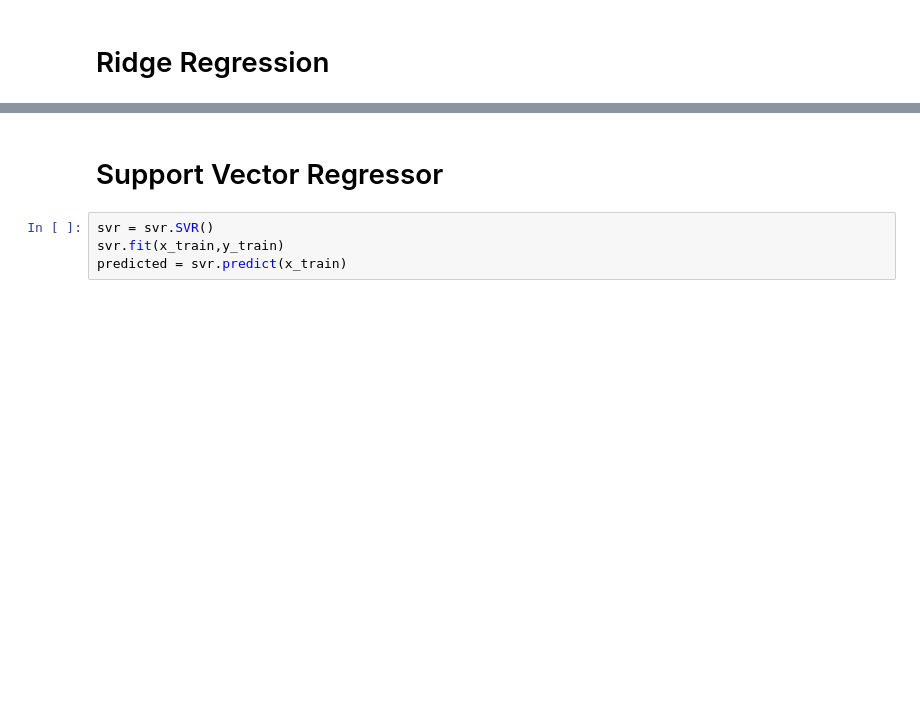
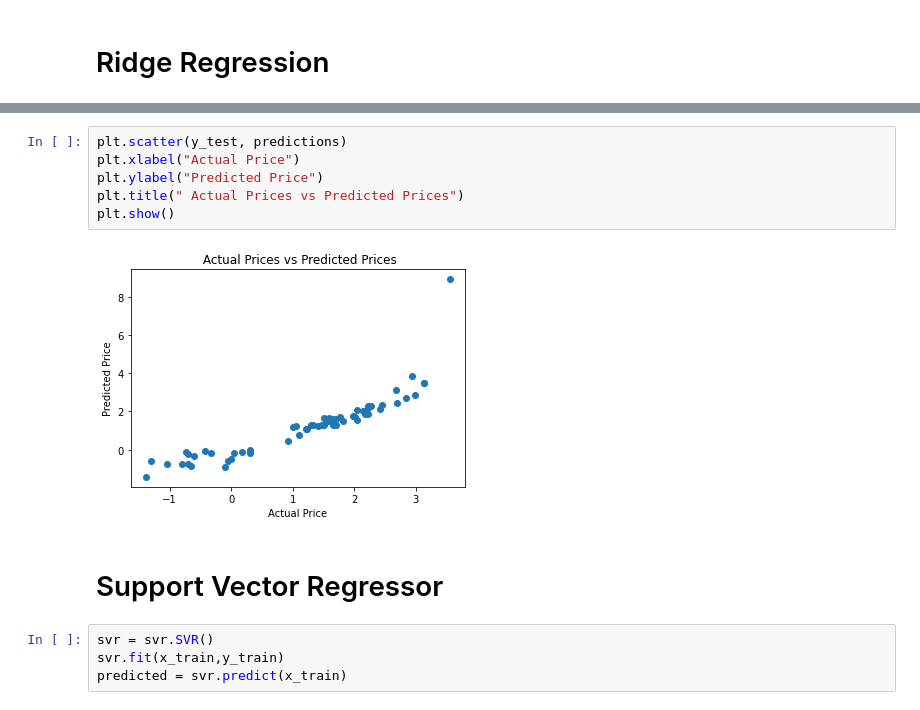
Before and after one commit to cbg11/used-car-price-prediction, a Jupyter notebook: UsedCarPricePrediction.ipynb, the cells around one changed output, grey strips where cells are left out. Saved outputs shown, nothing was run; the diff lists cells and outputs as text; blank space fills up the shorter version.

```diff
--- a/UsedCarPricePrediction.ipynb
+++ b/UsedCarPricePrediction.ipynb
@@ -426,4 +421,12 @@ print(tabulate(errors, headers=col_names, tablefmt="fancy_grid"))
 ╘═══════╧═══════════════════╧═════════════════════╧══════════════════════════╛
+# %%
+plt.scatter(y_test, predictions)
+plt.xlabel("Actual Price")
+plt.ylabel("Predicted Price")
+plt.title(" Actual Prices vs Predicted Prices")
+plt.show()
+# %% [output]
+[figure, added]
 # %% [markdown]
 # Support Vector Regressor
 # %%
```
Also changed, not shown: parts of 16 cells of this notebook, 1 other file.
